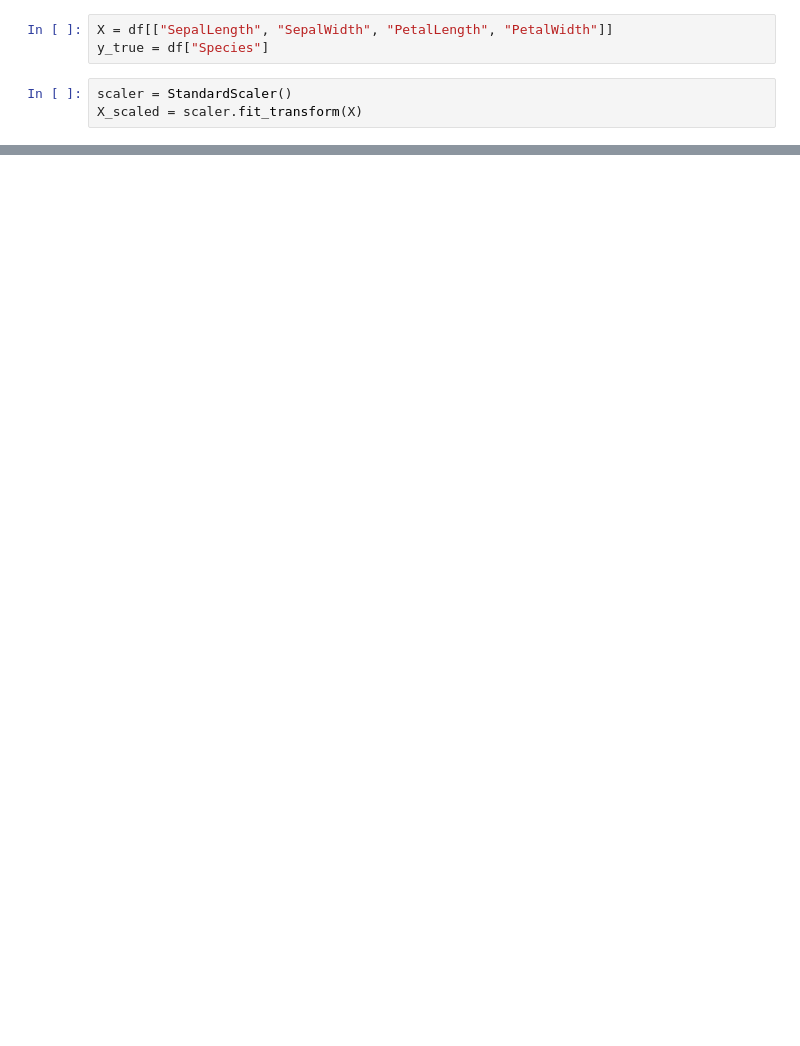
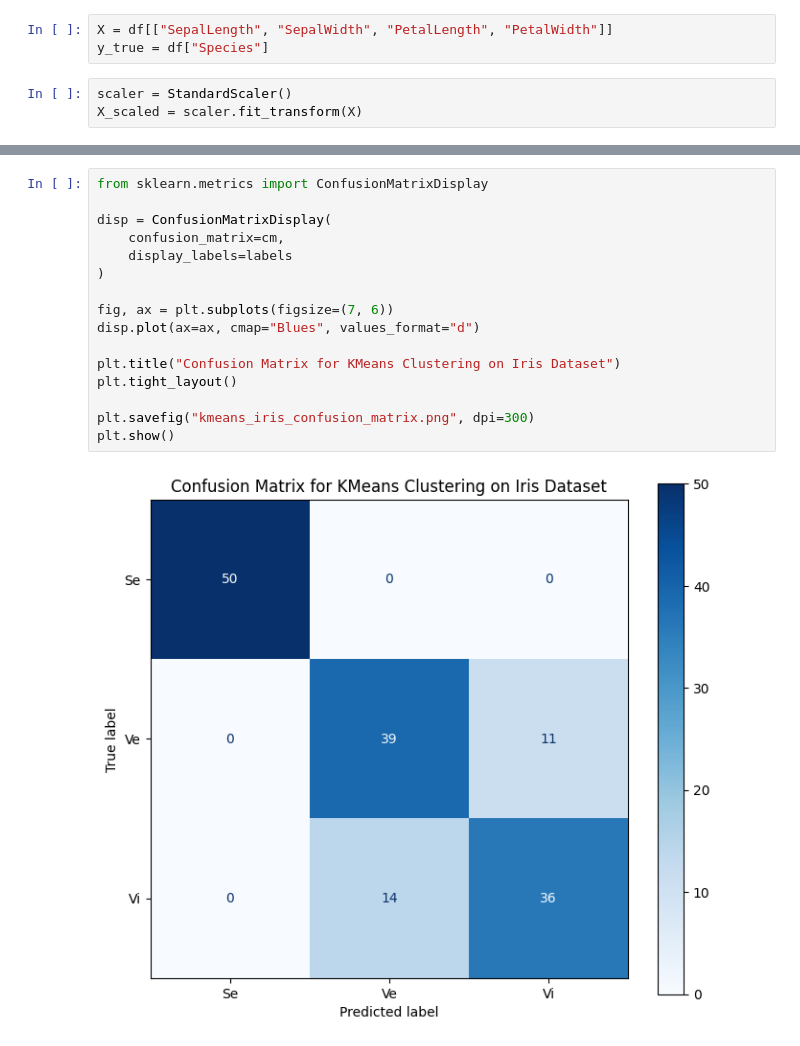
Before and after one commit to rudrprasad05/ai, a Jupyter notebook: clutering/src/01_k_means.ipynb, the cells around one changed output, grey strips where cells are left out. Saved outputs shown, nothing was run; the diff lists cells and outputs as text; blank space fills up the shorter version.

```diff
--- a/clutering/src/01_k_means.ipynb
+++ b/clutering/src/01_k_means.ipynb
@@ -82,0 +205,18 @@ print(classification_report(y_true, df["PredictedSpecies"], labels=labels))
+# %%
+from sklearn.metrics import ConfusionMatrixDisplay
+
+disp = ConfusionMatrixDisplay(
+    confusion_matrix=cm,
+    display_labels=labels
+)
+
+fig, ax = plt.subplots(figsize=(7, 6))
+disp.plot(ax=ax, cmap="Blues", values_format="d")
+
+plt.title("Confusion Matrix for KMeans Clustering on Iris Dataset")
+plt.tight_layout()
+
+plt.savefig("kmeans_iris_confusion_matrix.png", dpi=300)
+plt.show()
+# %% [output]
+[figure, added]
```
Also changed, not shown: parts of 13 cells of this notebook, 20 other files.
